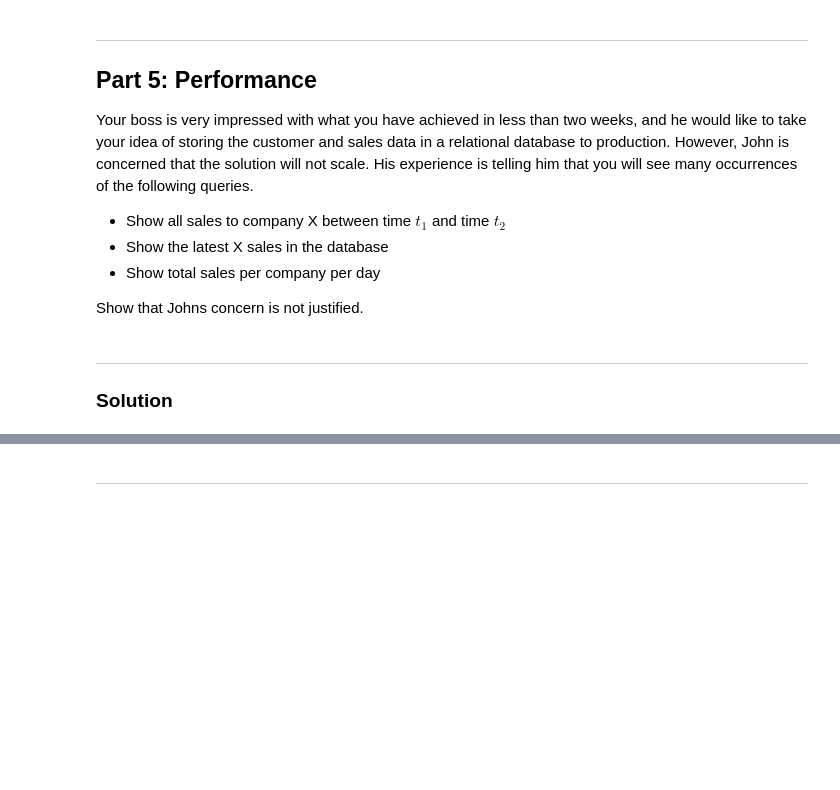
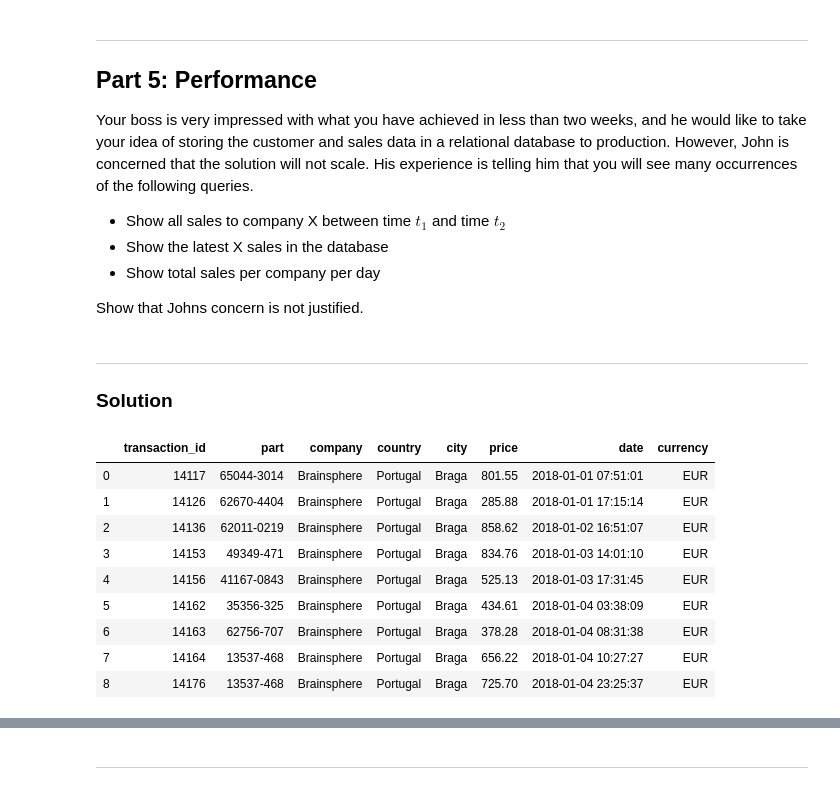
Before and after one commit to patrickcording/02807-comp-tools, a Jupyter notebook: docker/work/projects/Project 1 - Customer Database.ipynb, the cells around one changed output, grey strips where cells are left out. Cells and saved outputs as stored; diff of their text form; code cells hidden in the pictures; blank space fills up the shorter version.

```diff
--- a/docker/work/projects/Project 1 - Customer Database.ipynb
+++ b/docker/work/projects/Project 1 - Customer Database.ipynb
@@ -277,3 +373,16 @@ Show that Johns concern is not justified.
 # %% [markdown]
 ---
 ### Solution
+# %%
+run_query('SELECT * FROM transactions WHERE company == "Brainsphere" AND date > "2018-01-01" AND date < "2018-01-05"')
+# %% [output]
+|  | transaction_id | part | company | country | city | price | date | currency |
+| 0 | 14117 | 65044-3014 | Brainsphere | Portugal | Braga | 801.55 | 2018-01-01 07:51:01 | EUR |
+| 1 | 14126 | 62670-4404 | Brainsphere | Portugal | Braga | 285.88 | 2018-01-01 17:15:14 | EUR |
+| 2 | 14136 | 62011-0219 | Brainsphere | Portugal | Braga | 858.62 | 2018-01-02 16:51:07 | EUR |
+| 3 | 14153 | 49349-471 | Brainsphere | Portugal | Braga | 834.76 | 2018-01-03 14:01:10 | EUR |
+| 4 | 14156 | 41167-0843 | Brainsphere | Portugal | Braga | 525.13 | 2018-01-03 17:31:45 | EUR |
+| 5 | 14162 | 35356-325 | Brainsphere | Portugal | Braga | 434.61 | 2018-01-04 03:38:09 | EUR |
+| 6 | 14163 | 62756-707 | Brainsphere | Portugal | Braga | 378.28 | 2018-01-04 08:31:38 | EUR |
+| 7 | 14164 | 13537-468 | Brainsphere | Portugal | Braga | 656.22 | 2018-01-04 10:27:27 | EUR |
+| 8 | 14176 | 13537-468 | Brainsphere | Portugal | Braga | 725.70 | 2018-01-04 23:25:37 | EUR |
```
Also changed, not shown: parts of 17 cells of this notebook.
